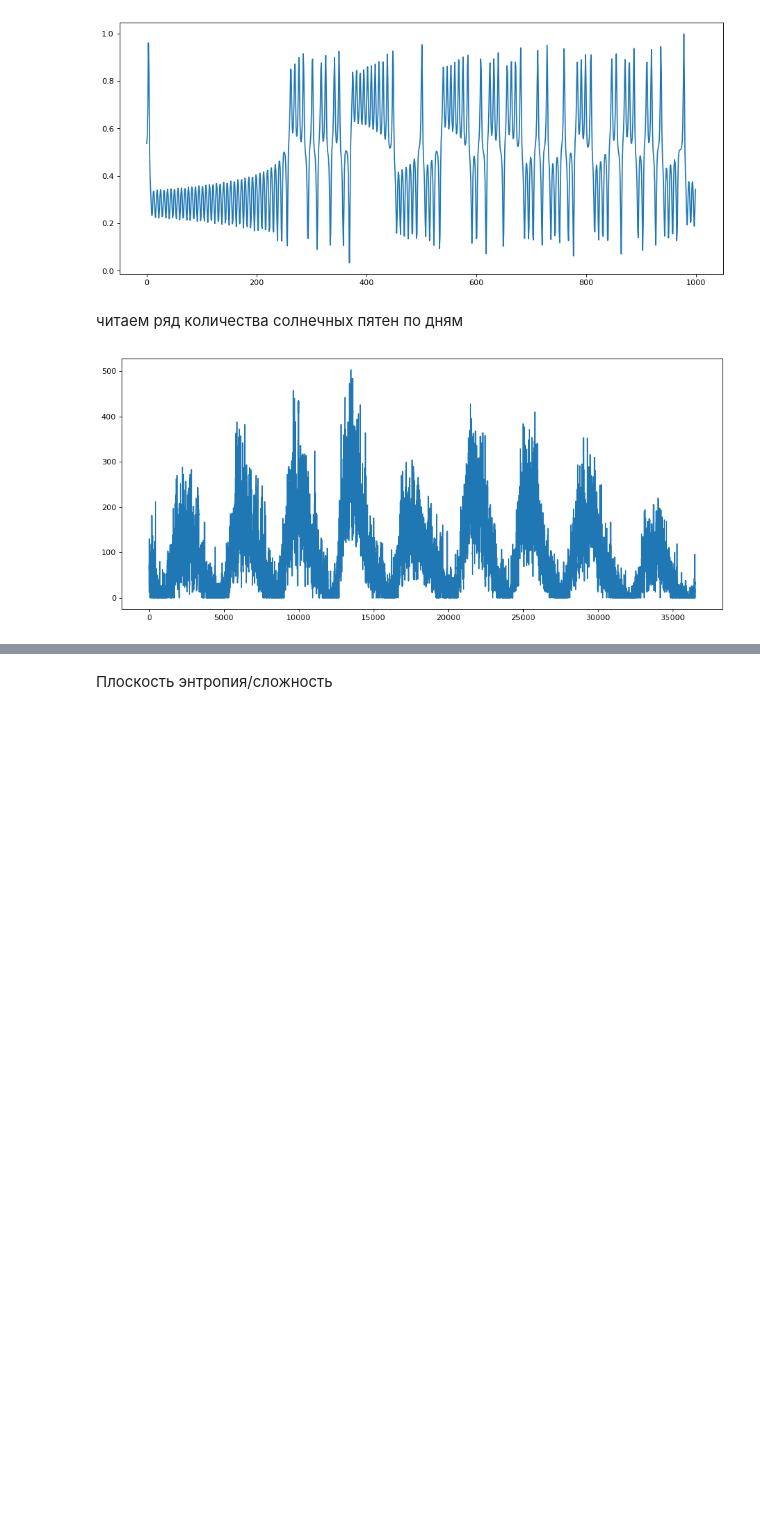
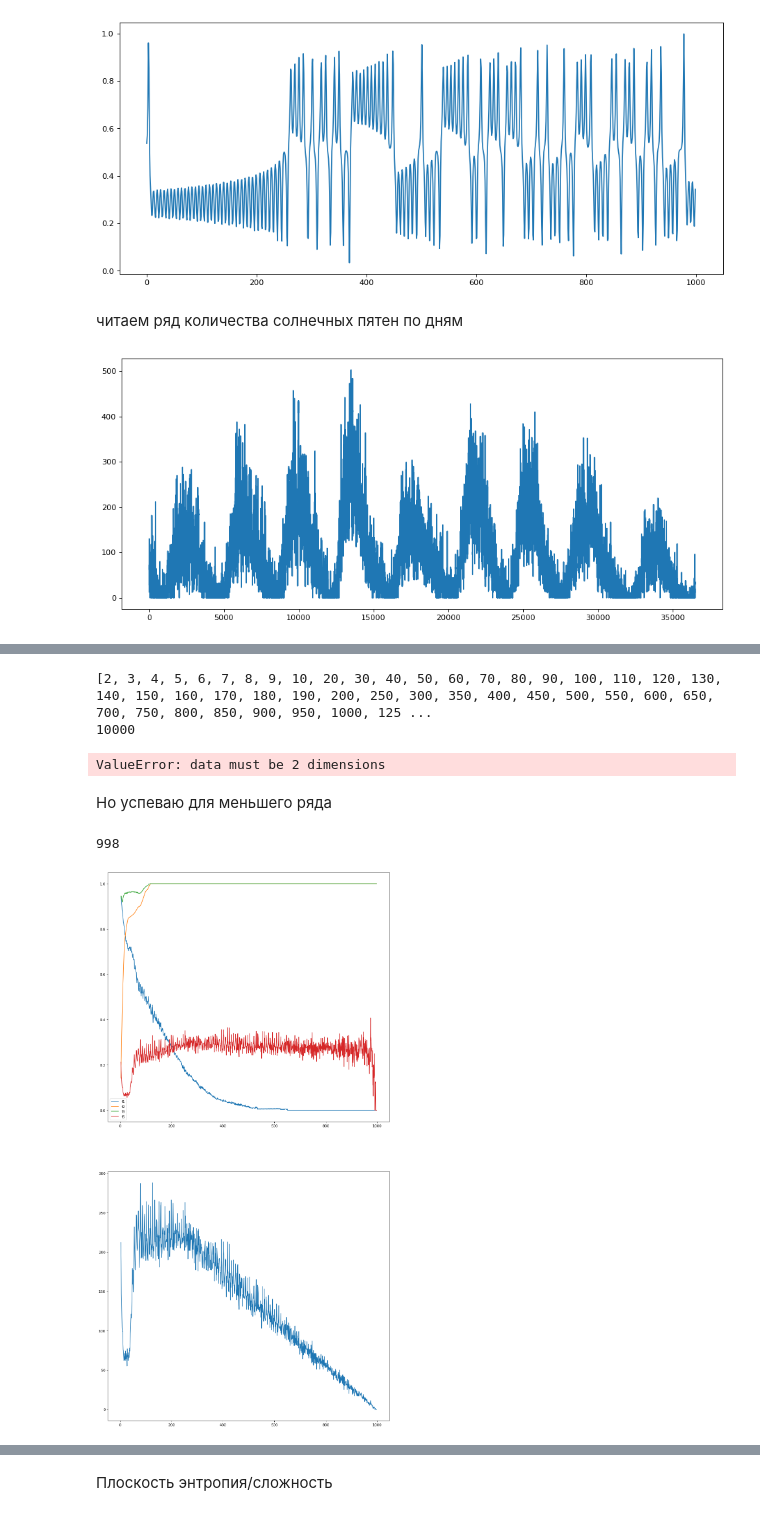
Before and after one commit to xekchansky/Code, a Jupyter notebook: Theory of complex systems/lab1/Lab1.ipynb, the cells around one changed output, grey strips where cells are left out. Cells and saved outputs as stored; diff of their text form; code cells hidden in the pictures; blank space fills up the shorter version.

```diff
--- a/Theory of complex systems/lab1/Lab1.ipynb
+++ b/Theory of complex systems/lab1/Lab1.ipynb
@@ -52,23 +51,0 @@ sunspot = sunspot[:10000]
-# %%
-Ms = [] #sizes of z-vectors
-lorenz_lapunovs = []
-lorenz_forecast_horizons = []
-lorenz_times = []
-for i in range(1, 8):
-    t_start = time.time()
-    m = 2**i
-    print("M =", m)
-    lorenz_lapunov = rosenstein.rosenstein_method(lorenz, m)
-    t_finish = time.time()
-    Ms.append(m)
-    lorenz_lapunovs.append(lorenz_lapunov)
-    lorenz_forecast_horizons.append(forecast_horizon(lorenz_lapunov, E_max=0.1, s = 0.01))
-    lorenz_times.append((t_finish - t_start))
-    print((t_finish - t_start)  // 0.06 / 1000, "minutes")
-    print()
-
-with open('lorenz_results.npy', 'wb') as f:
-    np.save(f, Ms)
-    np.save(f, lorenz_lapunovs)
-    np.save(f, lorenz_forecast_horizons)
-    np.save(f, lorenz_times)
@@ -201,0 +56,37 @@ with open('sunspot_results.npy', 'wb') as f:
+# %%
+ms = [i for i in range(2, 10)]
+ms += [i for i in range(10, 200, 10)]
+ms += [i for i in range(200, 1000, 50)]
+ms += [i for i in range(1000, 10001, 250)]
+
+print(ms)
+
+lorenz_result = FNN.FNN(lorenz, ms, A=0.1, B=0.1)
+with open('lorenz_results.npy', 'wb') as f:
+    np.save(f, ms)
+    np.save(f, lorenz_result)
+# %% [output]
+[2, 3, 4, 5, 6, 7, 8, 9, 10, 20, 30, 40, 50, 60, 70, 80, 90, 100, 110, 120, 130, 140, 150, 160, 170, 180, 190, 200, 250, 300, 350, 400, 450, 500, 550, 600, 650, 700, 750, 800, 850, 900, 950, 1000, 125 ...
+10000
+ValueError: data must be 2 dimensions
+# %% [markdown]
+Но успеваю для меньшего ряда
+# %%
+small_lorenz = lorenz[:1000]
+ms = [i for i in range(3, len(small_lorenz) - 1)]
+result = FNN.FNN(small_lorenz, ms, A=0.1, B=0.1)
+# %% [output]
+998
+# %%
+fig = plt.figure(figsize=(14, 28), dpi=80)
+ax1 = fig.add_subplot(2, 1, 1)
+ax1.plot(ms, result.T[0], label="f1")
+ax1.plot(ms, result.T[1], label="f2")
+ax1.plot(ms, result.T[2], label="f3")
+ax1.plot(ms, result.T[4], label="f5")
+ax1.legend()
+ax2 = fig.add_subplot(2, 1, 2)
+ax2.plot(ms, result.T[3], label="f4")
+plt.show()
+# %% [output]
+[figure, added]
```
Also changed, not shown: parts of 32 cells of this notebook, 3 other files.
